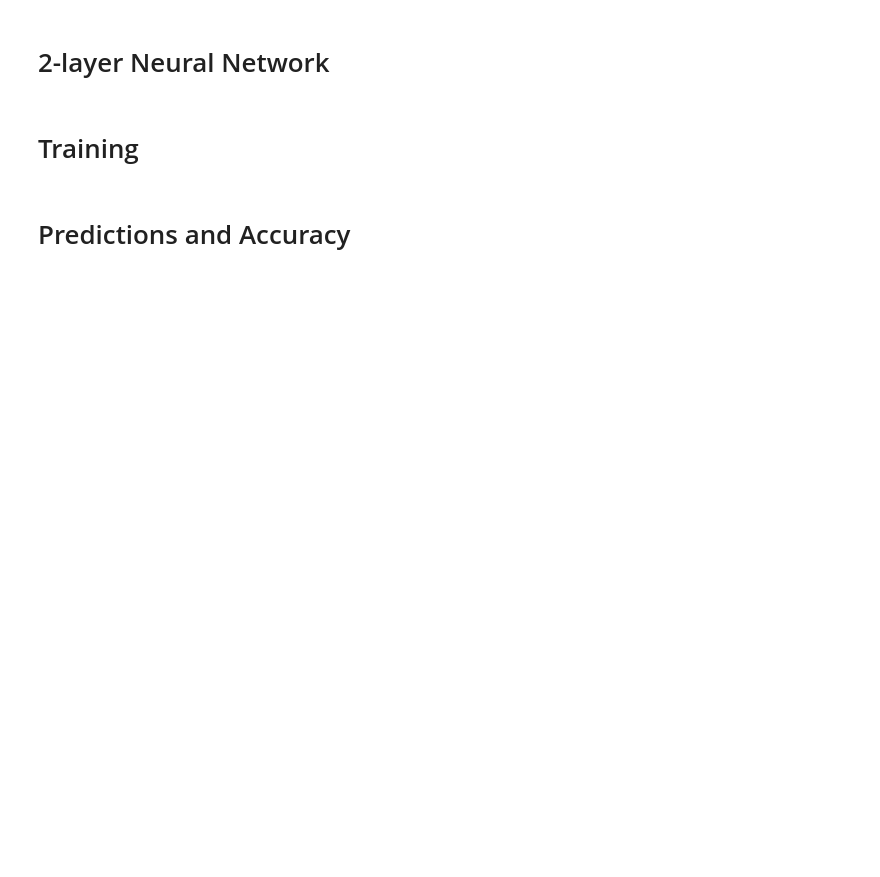
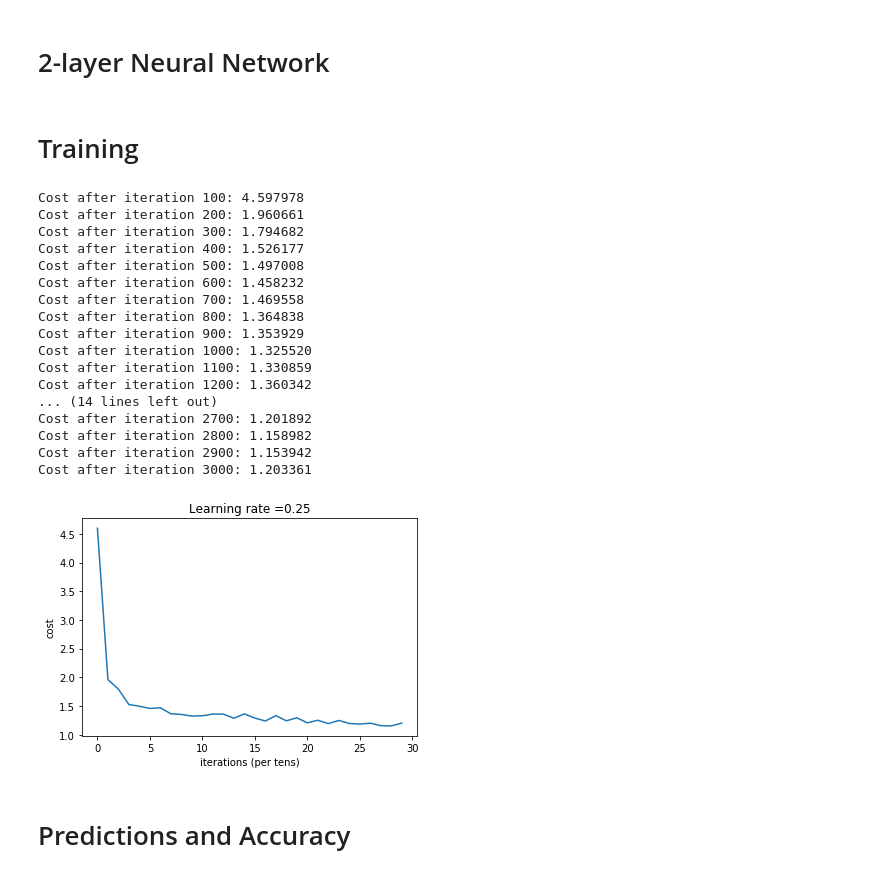
Before and after one commit to samyakahuja/multi_layer_nn, a Jupyter notebook: multi_layer_nn.ipynb, the cells around one changed output. Saved outputs shown, nothing was run; the diff lists cells and outputs as text; code cells hidden in the pictures; blank space fills up the shorter version.

```diff
--- a/multi_layer_nn.ipynb
+++ b/multi_layer_nn.ipynb
@@ -32,8 +57,6 @@ dataset.head()
 | 3 | 2595 | 45 | 2 | 153 | -1 | 391 | 220 | 234 | 150 | 6172 | ... | ... |
 | 4 | 2579 | 132 | 6 | 300 | -15 | 67 | 230 | 237 | 140 | 6031 | ... | ... |
 5 rows × 55 columns
-# %%
-dataset = dataset.sample(n = 10000)
 # %%
 # Unique labels by frequency
 dataset['5'].value_counts().sort_values()
@@ -48,3 +71,7 @@ dataset['5'].value_counts().sort_values()
 Name: 5, dtype: int64
 # %%
 y = dataset.pop('5')
+# %%
+from sklearn.preprocessing import MinMaxScaler
+scaler = MinMaxScaler()
+dataset = pd.DataFrame(scaler.fit_transform(dataset))
@@ -52,7 +89,11 @@ y = dataset.pop('5')
 # Train - Test Split
 
 from sklearn.cross_validation import train_test_split
-X_train, X_test, y_train, y_test = train_test_split(dataset, y, train_size=0.95, random_state=1)
+X_train = dataset.iloc[0:11340,:]
+y_train = y.iloc[0:11340]
+X_test = dataset.iloc[11341:15121,:]
+y_test = y.iloc[11341:15121]
+#X_train, X_test, y_train, y_test = train_test_split(dataset, y, train_size=0.95, random_state=1)
 print ('The shape of X_train is: ' + str(X_train.shape))
 print ('The shape of y_train is: ' + str(y_train.shape))
 # %% [output]
@@ -112,10 +148,29 @@ print(y_test.shape)
 # Training
 # %%
 #Dimensions of each layer in our network
-layer_dims = [X_train.shape[0],12,10,y_train.shape[0]]
+layer_dims = [X_train.shape[0],20,14,y_train.shape[0]]
 activation_functions = ["relu","relu","sigmoid"]
-alpha = 0.1
+alpha = 0.25
 parameters = lnn.L_layer_model(X_train, y_train, layer_dims, activation_functions, learning_rate = alpha, num_iterations = 3000, print_cost=True, print_plot =  True)
+# %% [output]
+Cost after iteration 100: 4.597978
+Cost after iteration 200: 1.960661
+Cost after iteration 300: 1.794682
+Cost after iteration 400: 1.526177
+Cost after iteration 500: 1.497008
+Cost after iteration 600: 1.458232
+Cost after iteration 700: 1.469558
+Cost after iteration 800: 1.364838
+Cost after iteration 900: 1.353929
+Cost after iteration 1000: 1.325520
+Cost after iteration 1100: 1.330859
+Cost after iteration 1200: 1.360342
+... (14 lines left out)
+Cost after iteration 2700: 1.201892
+Cost after iteration 2800: 1.158982
+Cost after iteration 2900: 1.153942
+Cost after iteration 3000: 1.203361
+[figure, added]
 # %% [markdown]
 # Predictions and Accuracy
 # %%
```
Also changed, not shown: parts of 7 cells of this notebook, 1 other file.
